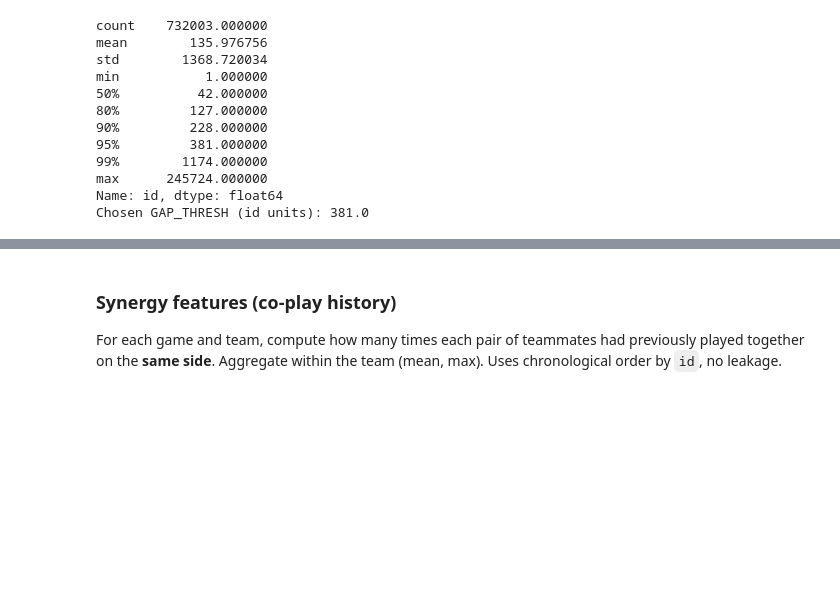
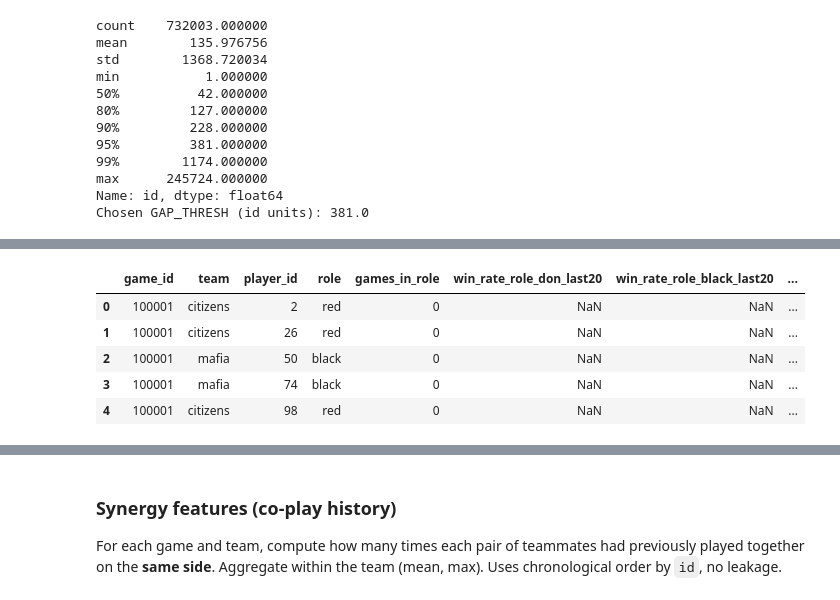
Before and after one commit to fonorist/mafia_analysis, a Jupyter notebook: model.ipynb, the cells around one changed output, grey strips where cells are left out. Cells and saved outputs as stored; diff of their text form; code cells hidden in the pictures; blank space fills up the shorter version.

Commit message:
current model

```diff
--- a/model.ipynb
+++ b/model.ipynb
@@ -184,0 +194,42 @@ work_players[['game_id','team','player_id',
+# %%
+def add_role_history_stats(df, windows=(5, 20, 50)):
+    """
+    For each (player_id, role), compute:
+      - games_in_role: prior count before current game
+      - rolling win rates on this role using only past outcomes
+        => win_rate_role_<role>_last{W}
+    """
+    df = df.sort_values(['player_id', 'role', 'id']).copy()
+    out = []
+
+    for (pid, role), g in df.groupby(['player_id', 'role'], sort=False):
+        g = g.copy()
+        # Prior outcomes only
+        past = g['team_win'].shift(1)
+
+        # Experience in this role
+        g['games_in_role'] = np.arange(len(g))  # 0,1,2... before current
+
+        # Rolling, role-specific winrates
+        for w in windows:
+            g[f'win_rate_role_{role}_last{w}'] = past.rolling(w, min_periods=1).mean()
+
+        out.append(g)
+
+    return pd.concat(out, ignore_index=True).sort_values('id').reset_index(drop=True)
+
+work_players = add_role_history_stats(work_players, windows=(5,20,50))
+
+# Quick peek
+cols_preview = ['game_id','team','player_id','role','games_in_role',
+                'win_rate_role_don_last20','win_rate_role_black_last20',
+                'win_rate_role_sheriff_last20','win_rate_role_red_last20']
+existing = [c for c in cols_preview if c in work_players.columns]
+work_players[existing].head()
+# %% [output]
+|  | game_id | team | player_id | role | games_in_role | win_rate_role_don_last20 | win_rate_role_black_last20 | ... |
+| 0 | 100001 | citizens | 2 | red | 0 | NaN | NaN | ... |
+| 1 | 100001 | citizens | 26 | red | 0 | NaN | NaN | ... |
+| 2 | 100001 | mafia | 50 | black | 0 | NaN | NaN | ... |
+| 3 | 100001 | mafia | 74 | black | 0 | NaN | NaN | ... |
+| 4 | 100001 | citizens | 98 | red | 0 | NaN | NaN | ... |
```
Also changed, not shown: parts of 33 cells of this notebook.
